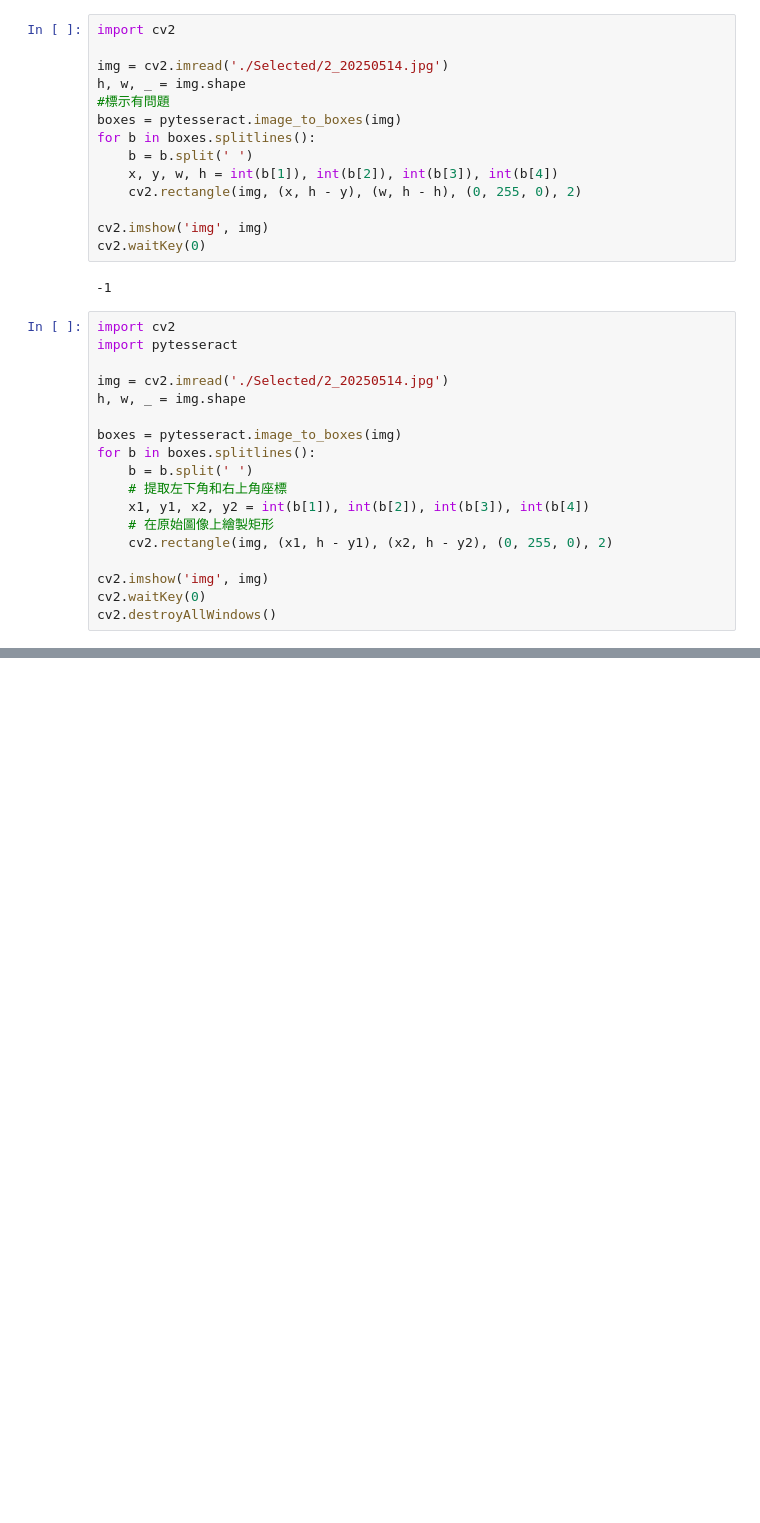
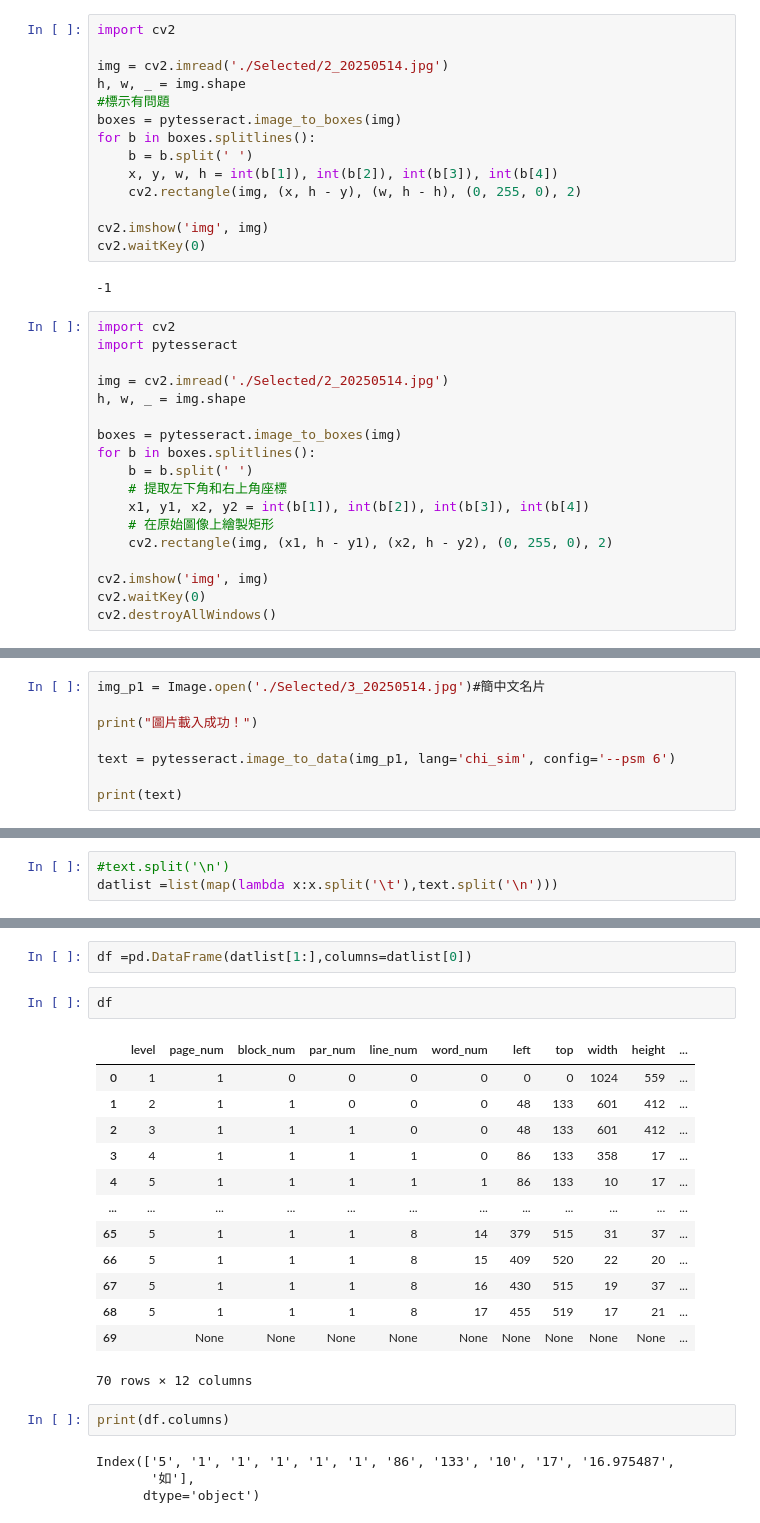
Before and after one commit to CHAO20170808/Pic_OCrTest, a Jupyter notebook: test.ipynb, the cells around one changed output, grey strips where cells are left out. Saved outputs shown, nothing was run; the diff lists cells and outputs as text; blank space fills up the shorter version.

```diff
--- a/test.ipynb
+++ b/test.ipynb
@@ -172,0 +219,8 @@ cv2.destroyAllWindows()
+# %%
+img_p1 = Image.open('./Selected/3_20250514.jpg')#簡中文名片
+
+print("圖片載入成功！")
+
+text = pytesseract.image_to_data(img_p1, lang='chi_sim', config='--psm 6')
+
+print(text)
@@ -172,0 +249,3 @@ cv2.destroyAllWindows()
+# %%
+#text.split('\n')
+datlist =list(map(lambda x:x.split('\t'),text.split('\n')))
@@ -172,0 +272,24 @@ cv2.destroyAllWindows()
+# %%
+df =pd.DataFrame(datlist[1:],columns=datlist[0])
+# %%
+df
+# %% [output]
+|  | level | page_num | block_num | par_num | line_num | word_num | left | top | width | height | ... |
+| 0 | 1 | 1 | 0 | 0 | 0 | 0 | 0 | 0 | 1024 | 559 | ... |
+| 1 | 2 | 1 | 1 | 0 | 0 | 0 | 48 | 133 | 601 | 412 | ... |
+| 2 | 3 | 1 | 1 | 1 | 0 | 0 | 48 | 133 | 601 | 412 | ... |
+| 3 | 4 | 1 | 1 | 1 | 1 | 0 | 86 | 133 | 358 | 17 | ... |
+| 4 | 5 | 1 | 1 | 1 | 1 | 1 | 86 | 133 | 10 | 17 | ... |
+| ... | ... | ... | ... | ... | ... | ... | ... | ... | ... | ... | ... |
+| 65 | 5 | 1 | 1 | 1 | 8 | 14 | 379 | 515 | 31 | 37 | ... |
+| 66 | 5 | 1 | 1 | 1 | 8 | 15 | 409 | 520 | 22 | 20 | ... |
+| 67 | 5 | 1 | 1 | 1 | 8 | 16 | 430 | 515 | 19 | 37 | ... |
+| 68 | 5 | 1 | 1 | 1 | 8 | 17 | 455 | 519 | 17 | 21 | ... |
+| 69 |  | None | None | None | None | None | None | None | None | None | ... |
+70 rows × 12 columns
+# %%
+print(df.columns)
+# %% [output]
+Index(['5', '1', '1', '1', '1', '1', '86', '133', '10', '17', '16.975487',
+       '如'],
+      dtype='object')
```
Also changed, not shown: parts of 25 cells of this notebook, 1 other file.
